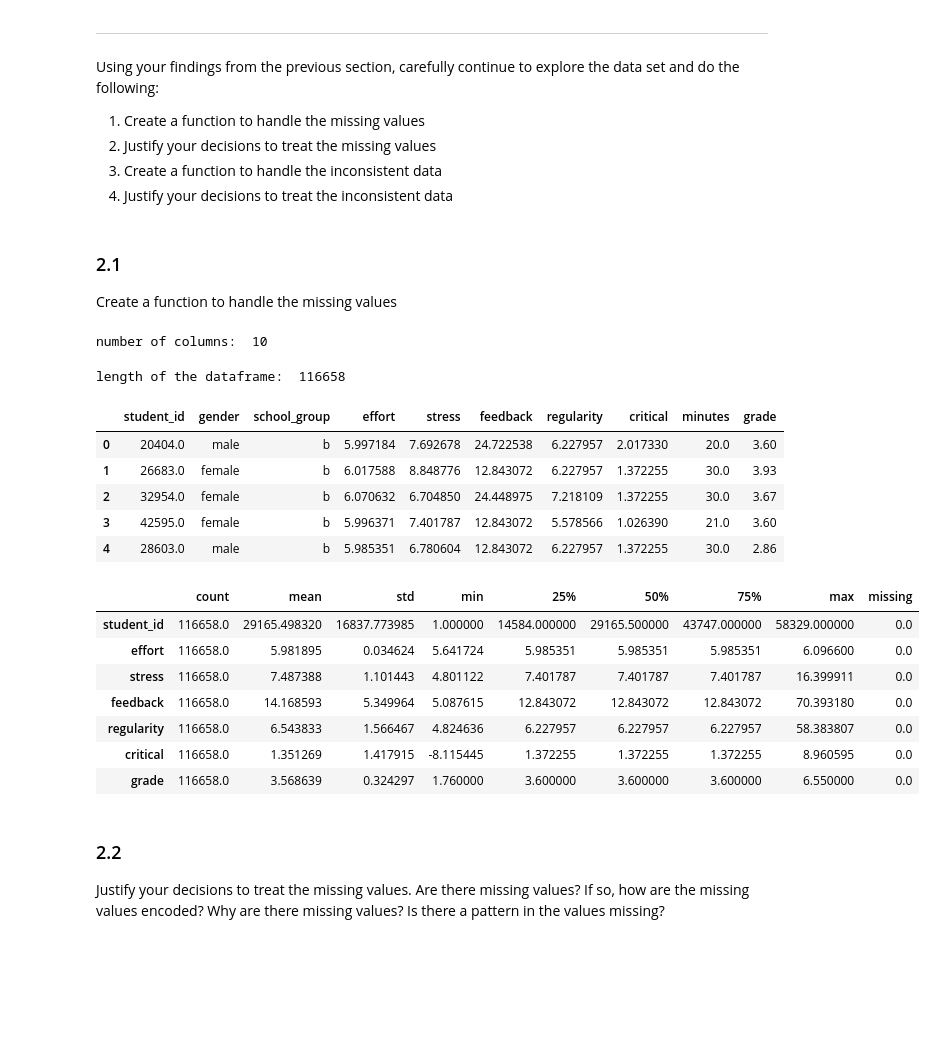
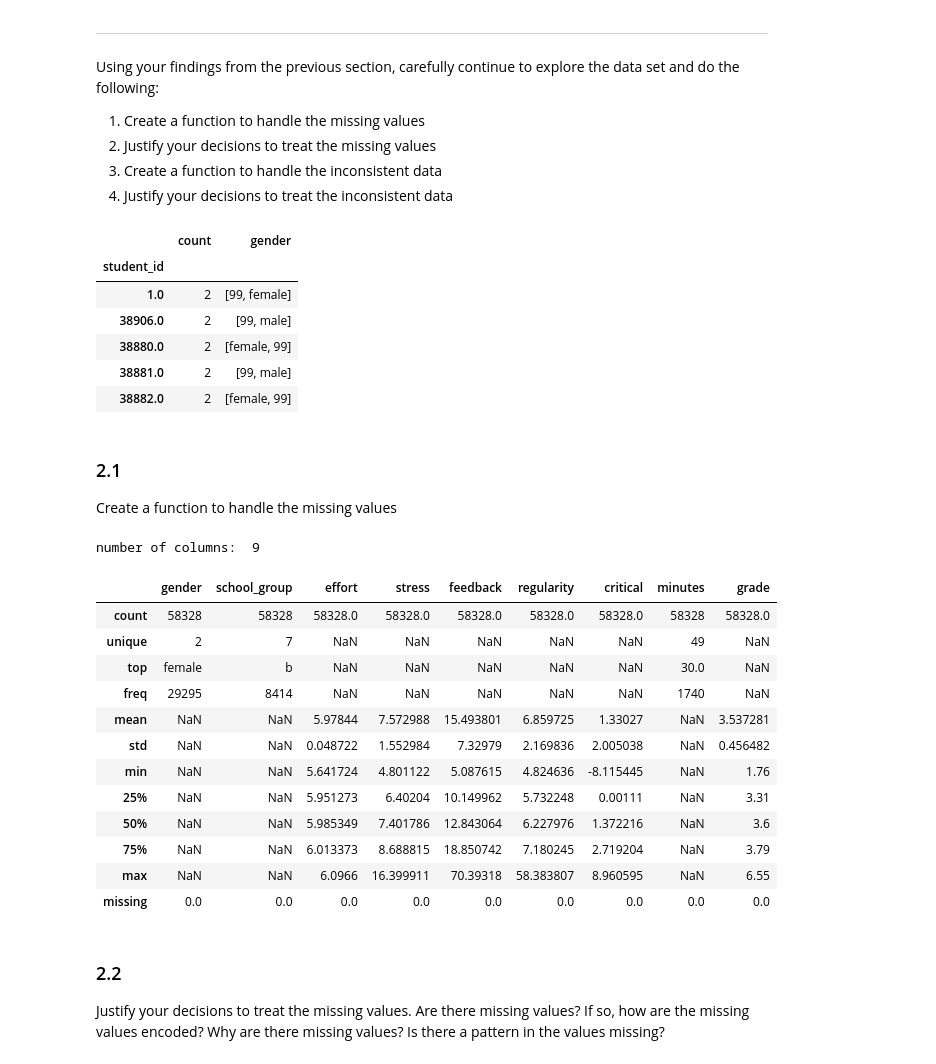
Before and after one commit to aybarsyazici/EPFL-CS421-MLBD, a Jupyter notebook: lectures/week-02/02-lab.ipynb, the cells around one changed output. Saved outputs shown, nothing was run; the diff lists cells and outputs as text; code cells hidden in the pictures; blank space fills up the shorter version.

```diff
--- a/lectures/week-02/02-lab.ipynb
+++ b/lectures/week-02/02-lab.ipynb
@@ -196,6 +199,19 @@ Using your findings from the previous section, carefully continue to explore the
 2. Justify your decisions to treat the missing values
 3. Create a function to handle the inconsistent data
 4. Justify your decisions to treat the inconsistent data
+# %%
+df.groupby('student_id').aggregate({
+    'student_id': 'count',
+    'gender': lambda x: list(x)
+    }).rename(columns={'student_id': 'count'}).sort_values(by='count', ascending=False).head()
+# %% [output]
+|  | count | gender |
+| student_id |  |  |
+| 1.0 | 2 | [99, female] |
+| 38906.0 | 2 | [99, male] |
+| 38880.0 | 2 | [female, 99] |
+| 38881.0 | 2 | [99, male] |
+| 38882.0 | 2 | [female, 99] |
 # %% [markdown]
 ### 2.1
 Create a function to handle the missing values
@@ -222,17 +238,9 @@ def handle_missing_values(df):
     # YOUR CODE HERE
     # begin
     # the value 99 is used to indicate missing values
-    df = df.replace(99, np.nan)
-    df = df.replace('99', np.nan)
-    # drop the rows with missing values
-    # df = df.dropna()
-    # replace the missing values with the median for numerical features
-    # and the mode for categorical features
-    for col in df.columns:
-        if df[col].dtype == 'object':
-            df[col] = df[col].fillna(df[col].mode()[0])
-        else:
-            df[col] = df[col].fillna(df[col].median())
+    df = df.replace([99, '99', "99"], np.nan)
+    # group by student_id and take the first not null value
+    df = df.groupby('student_id').first()
     # end
     return df
 # %%
@@ -240,31 +248,24 @@ df = handle_missing_values(df)
 # send(len(df.columns), 21.1)
 print("number of columns: ", len(df.columns))
 # %% [output]
-number of columns:  10
+number of columns:  9
-# %%
-print("length of the dataframe: ", len(df))
-# send(len(df), 21.2)
-df.head()
-# %% [output]
-length of the dataframe:  116658
-|  | student_id | gender | school_group | effort | stress | feedback | regularity | critical | minutes | grade |
-| 0 | 20404.0 | male | b | 5.997184 | 7.692678 | 24.722538 | 6.227957 | 2.017330 | 20.0 | 3.60 |
-| 1 | 26683.0 | female | b | 6.017588 | 8.848776 | 12.843072 | 6.227957 | 1.372255 | 30.0 | 3.93 |
-| 2 | 32954.0 | female | b | 6.070632 | 6.704850 | 24.448975 | 7.218109 | 1.372255 | 30.0 | 3.67 |
-| 3 | 42595.0 | female | b | 5.996371 | 7.401787 | 12.843072 | 5.578566 | 1.026390 | 21.0 | 3.60 |
-| 4 | 28603.0 | male | b | 5.985351 | 6.780604 | 12.843072 | 6.227957 | 1.372255 | 30.0 | 2.86 |
 # %%
 # take a look at the new dataframe stats and compare it with the original
-get_feature_stats(df)
+get_feature_stats(df).T
 # %% [output]
-|  | count | mean | std | min | 25% | 50% | 75% | max | missing |
-| student_id | 116658.0 | 29165.498320 | 16837.773985 | 1.000000 | 14584.000000 | 29165.500000 | 43747.000000 | 58329.000000 | 0.0 |
-| effort | 116658.0 | 5.981895 | 0.034624 | 5.641724 | 5.985351 | 5.985351 | 5.985351 | 6.096600 | 0.0 |
-| stress | 116658.0 | 7.487388 | 1.101443 | 4.801122 | 7.401787 | 7.401787 | 7.401787 | 16.399911 | 0.0 |
-| feedback | 116658.0 | 14.168593 | 5.349964 | 5.087615 | 12.843072 | 12.843072 | 12.843072 | 70.393180 | 0.0 |
-| regularity | 116658.0 | 6.543833 | 1.566467 | 4.824636 | 6.227957 | 6.227957 | 6.227957 | 58.383807 | 0.0 |
-| critical | 116658.0 | 1.351269 | 1.417915 | -8.115445 | 1.372255 | 1.372255 | 1.372255 | 8.960595 | 0.0 |
-| grade | 116658.0 | 3.568639 | 0.324297 | 1.760000 | 3.600000 | 3.600000 | 3.600000 | 6.550000 | 0.0 |
+|  | gender | school_group | effort | stress | feedback | regularity | critical | minutes | grade |
+| count | 58328 | 58328 | 58328.0 | 58328.0 | 58328.0 | 58328.0 | 58328.0 | 58328 | 58328.0 |
+| unique | 2 | 7 | NaN | NaN | NaN | NaN | NaN | 49 | NaN |
+| top | female | b | NaN | NaN | NaN | NaN | NaN | 30.0 | NaN |
+| freq | 29295 | 8414 | NaN | NaN | NaN | NaN | NaN | 1740 | NaN |
+| mean | NaN | NaN | 5.97844 | 7.572988 | 15.493801 | 6.859725 | 1.33027 | NaN | 3.537281 |
+| std | NaN | NaN | 0.048722 | 1.552984 | 7.32979 | 2.169836 | 2.005038 | NaN | 0.456482 |
+| min | NaN | NaN | 5.641724 | 4.801122 | 5.087615 | 4.824636 | -8.115445 | NaN | 1.76 |
+| 25% | NaN | NaN | 5.951273 | 6.40204 | 10.149962 | 5.732248 | 0.00111 | NaN | 3.31 |
+| 50% | NaN | NaN | 5.985349 | 7.401786 | 12.843064 | 6.227976 | 1.372216 | NaN | 3.6 |
+| 75% | NaN | NaN | 6.013373 | 8.688815 | 18.850742 | 7.180245 | 2.719204 | NaN | 3.79 |
+| max | NaN | NaN | 6.0966 | 16.399911 | 70.39318 | 58.383807 | 8.960595 | NaN | 6.55 |
+| missing | 0.0 | 0.0 | 0.0 | 0.0 | 0.0 | 0.0 | 0.0 | 0.0 | 0.0 |
 # %% [markdown]
 ### 2.2
 Justify your decisions to treat the missing values. Are there missing values? If so, how are the missing values encoded? Why are there missing values? Is there a pattern in the values missing?
```
Also changed, not shown: parts of 19 cells of this notebook, 18 other files.
